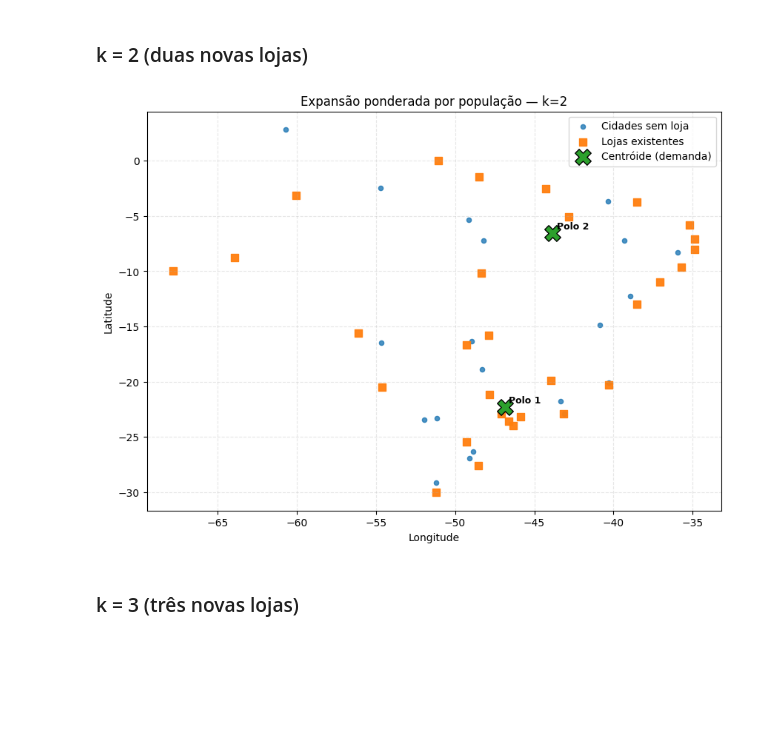
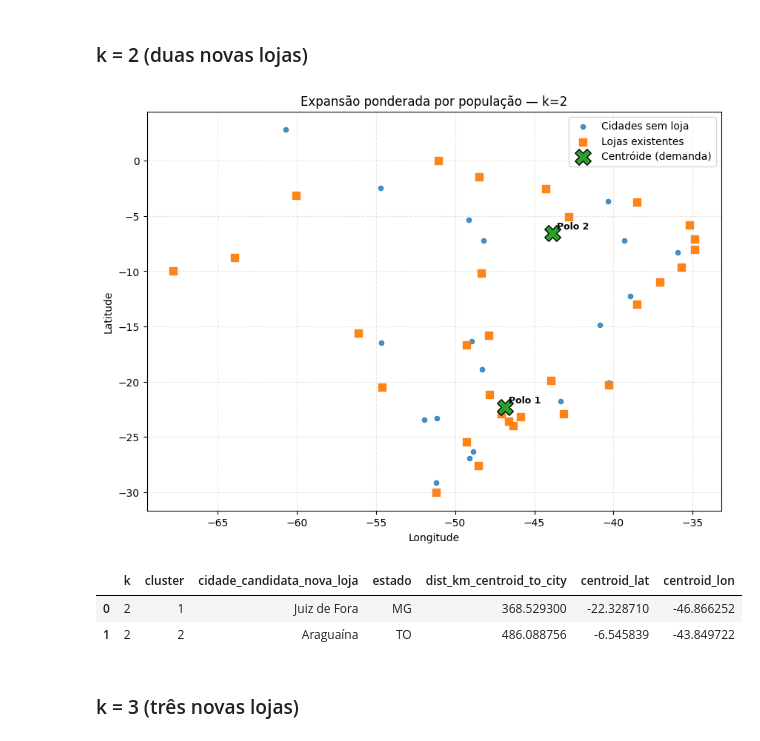
Before and after one commit to IsabelMontenegro01/M3, a Jupyter notebook: aula_06/CasasBenites_BR_Atividade_1loja_1CD.ipynb, the cells around one changed output. Cells and saved outputs as stored; diff of their text form; code cells hidden in the pictures; blank space fills up the shorter version.

```diff
--- a/aula_06/CasasBenites_BR_Atividade_1loja_1CD.ipynb
+++ b/aula_06/CasasBenites_BR_Atividade_1loja_1CD.ipynb
@@ -283,8 +283,12 @@ CD sugerido (k=1): {'k': np.int64(1), 'cluster': np.int64(1), 'cidade_candidata_
 ### k = 2 (duas novas lojas)
 # %%
 cB2 = run_weighted_expansion_k(df, k=2)
+cB2
 # %% [output]
 [figure]
+|  | k | cluster | cidade_candidata_nova_loja | estado | dist_km_centroid_to_city | centroid_lat | centroid_lon |
+| 0 | 2 | 1 | Juiz de Fora | MG | 368.529300 | -22.328710 | -46.866252 |
+| 1 | 2 | 2 | Araguaína | TO | 486.088756 | -6.545839 | -43.849722 |
 # %% [markdown]
 ### k = 3 (três novas lojas)
 # %%
```
Also changed, not shown: parts of 3 cells of this notebook.
